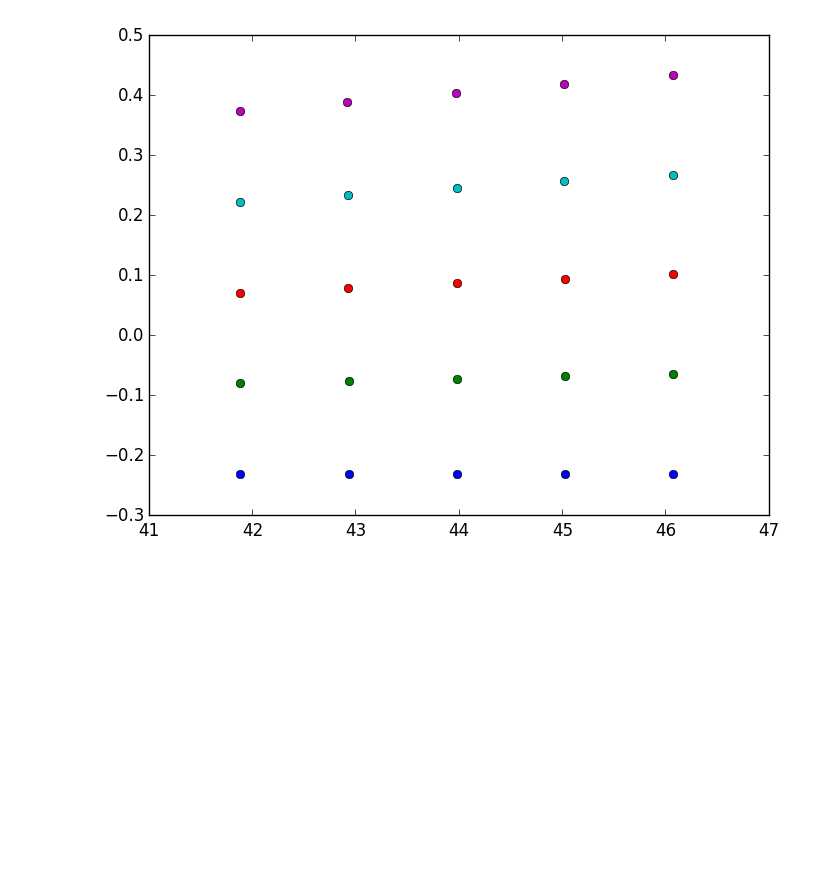
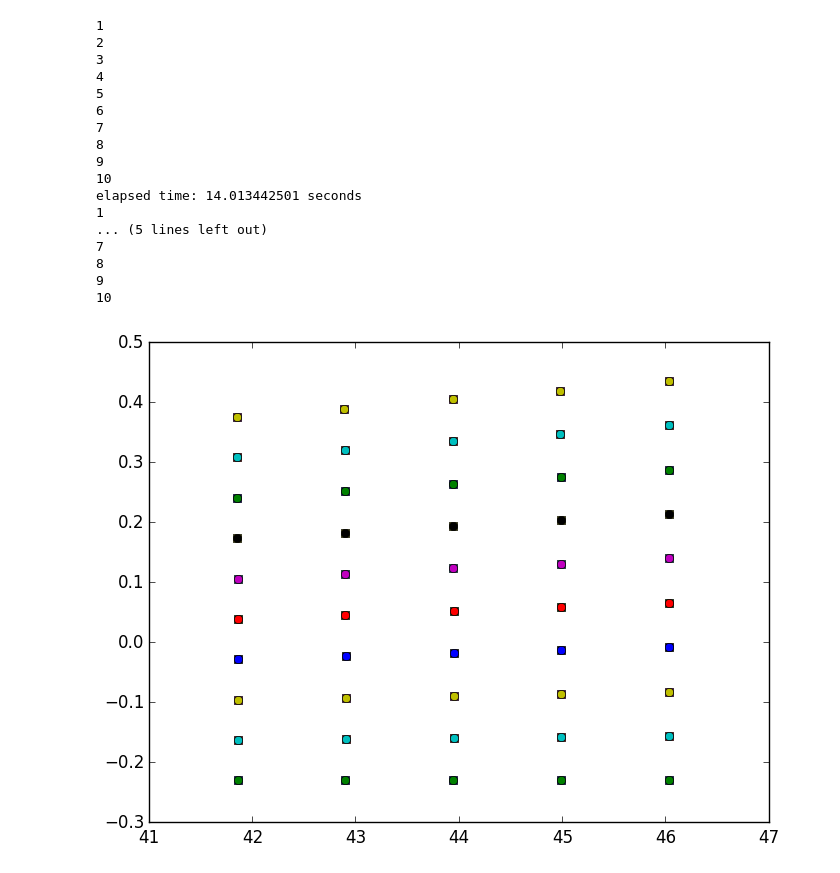
Before and after one commit to wrs28/SALT_1d, a Jupyter notebook: SALT_TEST_1D.ipynb, the cells around one changed output. Drawn from its saved outputs; the diff is of its cells as text; code cells hidden in the pictures; blank space fills up the shorter version.

```diff
--- a/SALT_TEST_1D.ipynb
+++ b/SALT_TEST_1D.ipynb
@@ -198,24 +199,54 @@ ylim([-.7,.7])
 # %%
 # verify computePolesNL2
 
 inputs = processInputs()
 
-nD = 5
+nD = 10
 D = linspace(0,0.4,nD)
 
-kpp = Array(Any,nD)
+kpp1 = Array(Any,nD)
+kpp2 = Array(Any,nD)
+
+tic()
+for d in 1:nD
+    println(d)
+    inputs["D₀"] = D[d]
+    kpp1[d] = computePolesNL2(inputs, inputs["k₀"], (2.5,1.4); Nq=150, nPoles=7, F=1., R_min = .01)
+end
+toc()
+
+tic()
+for d in 1:nD
+    println(d)
+    inputs["D₀"] = D[d]
+    kpp2[d] = computePolesNL2_parallel(inputs, inputs["k₀"], (2.5,1.4); Nq=150, nPoles=7, F=1., R_min = .01)
+end
+toc()
 
 for d in 1:nD
-    inputs["D₀"] = D[d]
-    kpp[d] = computePolesNL2_parallel(inputs, inputs["k₀"], (2.5,1.4); Nq=150, nPoles=7, F=1., R_min = .01)
-end
-
-for d in 1:nD
-    plot(real(kpp[d]),imag(kpp[d]),"o")
+    plot(real(kpp1[d]),imag(kpp1[d]),"s")
+    plot(real(kpp2[d]),imag(kpp2[d]),"o")
 end
 ;
 # %% [output]
+1
+2
+3
+4
+5
+6
+7
+8
+9
+10
+elapsed time: 14.013442501 seconds
+1
+... (5 lines left out)
+7
+8
+9
+10
-[figure, old version]
+[figure, new version]
 # %%
 #verifying that computePolesNL1 and computePolesNL2 agree
 
```
Also changed, not shown: parts of 25 cells of this notebook, 3 other files.
